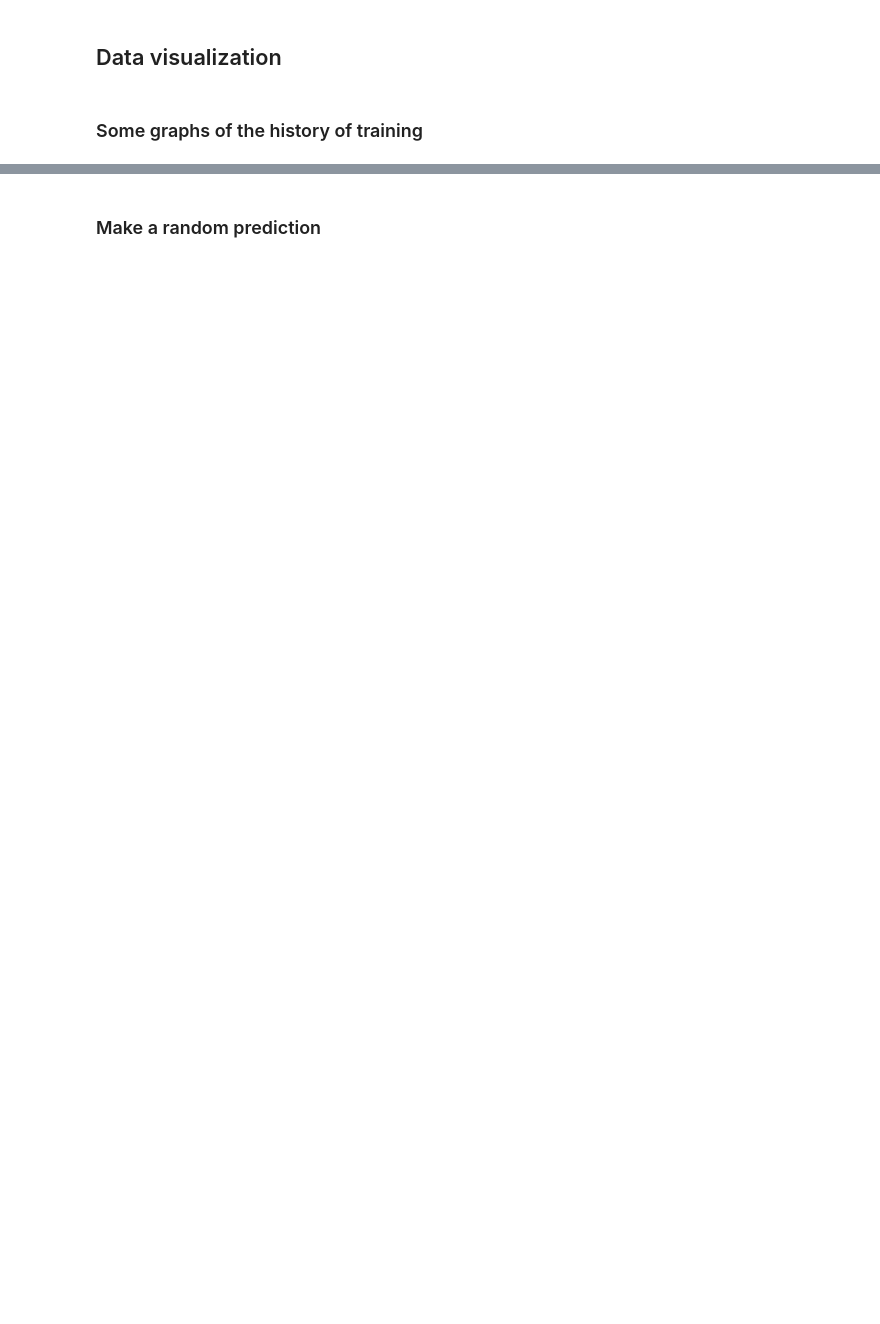
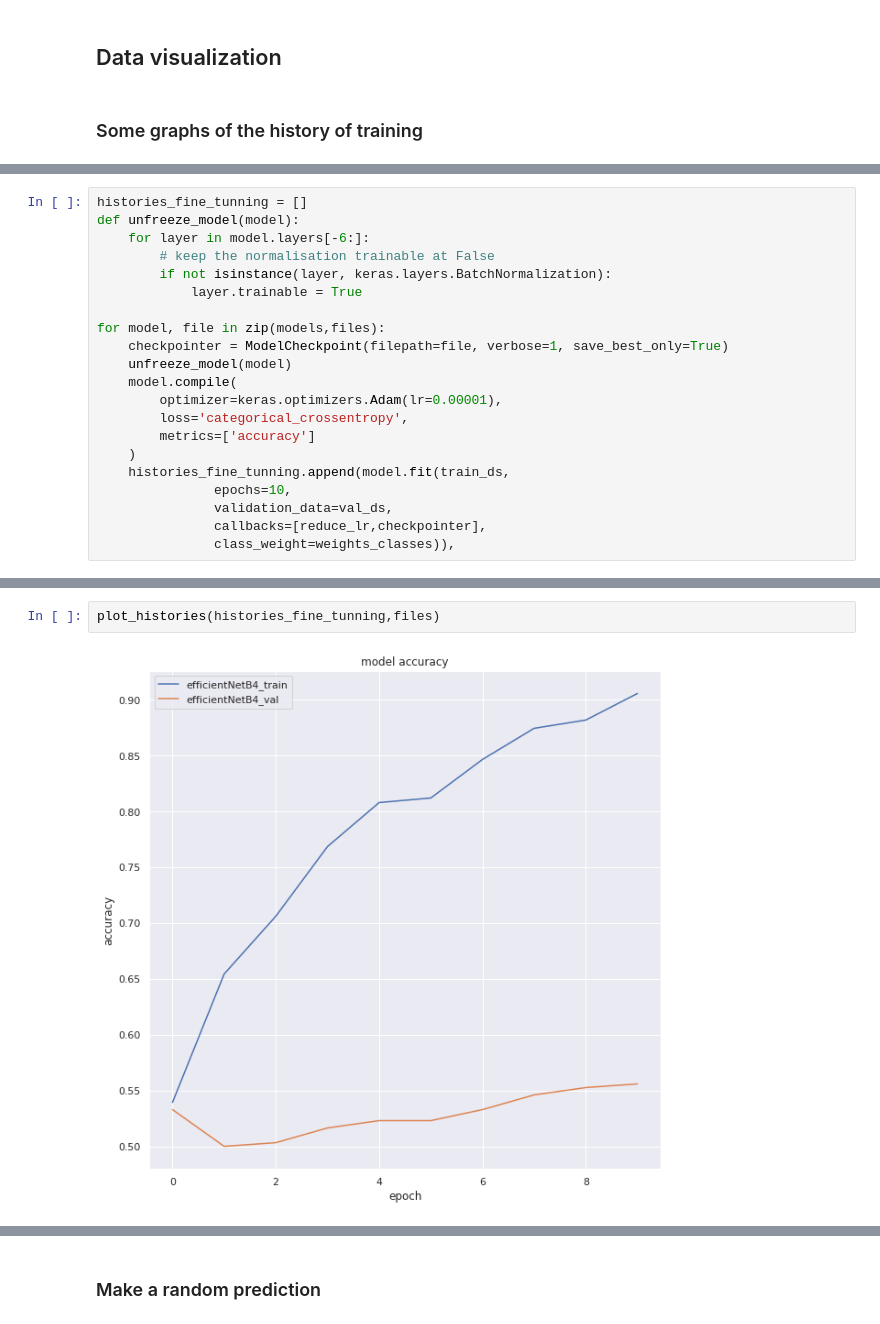
Before and after one commit to Tan9uy/challenge_ENSIA_2022, a Jupyter notebook: model.ipynb, the cells around one changed output, grey strips where cells are left out. Cells and saved outputs as stored; diff of their text form; blank space fills up the shorter version.

```diff
--- a/model.ipynb
+++ b/model.ipynb
@@ -313,0 +436,21 @@ plot_history(history)
+# %%
+histories_fine_tunning = []
+def unfreeze_model(model):
+    for layer in model.layers[-6:]:
+        # keep the normalisation trainable at False
+        if not isinstance(layer, keras.layers.BatchNormalization):
+            layer.trainable = True
+
+for model, file in zip(models,files):
+    checkpointer = ModelCheckpoint(filepath=file, verbose=1, save_best_only=True)
+    unfreeze_model(model)
+    model.compile(
+        optimizer=keras.optimizers.Adam(lr=0.00001),
+        loss='categorical_crossentropy',
+        metrics=['accuracy']
+    )
+    histories_fine_tunning.append(model.fit(train_ds,
+               epochs=10,
+               validation_data=val_ds,
+               callbacks=[reduce_lr,checkpointer],
+               class_weight=weights_classes)),
@@ -313,0 +475,4 @@ plot_history(history)
+# %%
+plot_histories(histories_fine_tunning,files)
+# %% [output]
+[figure, added]
```
Also changed, not shown: parts of 48 cells of this notebook, 1 other file.
